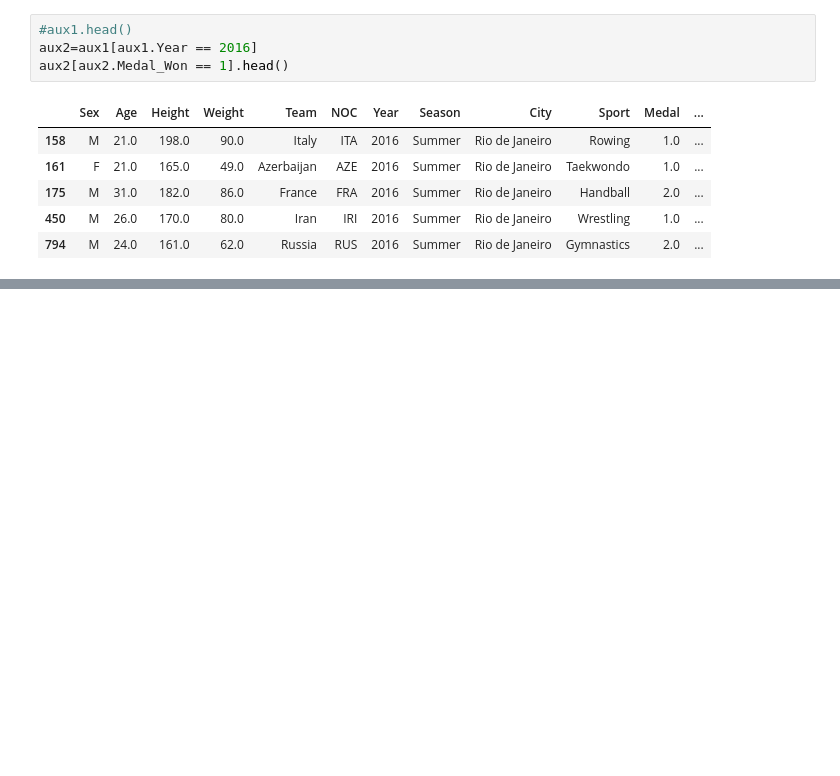
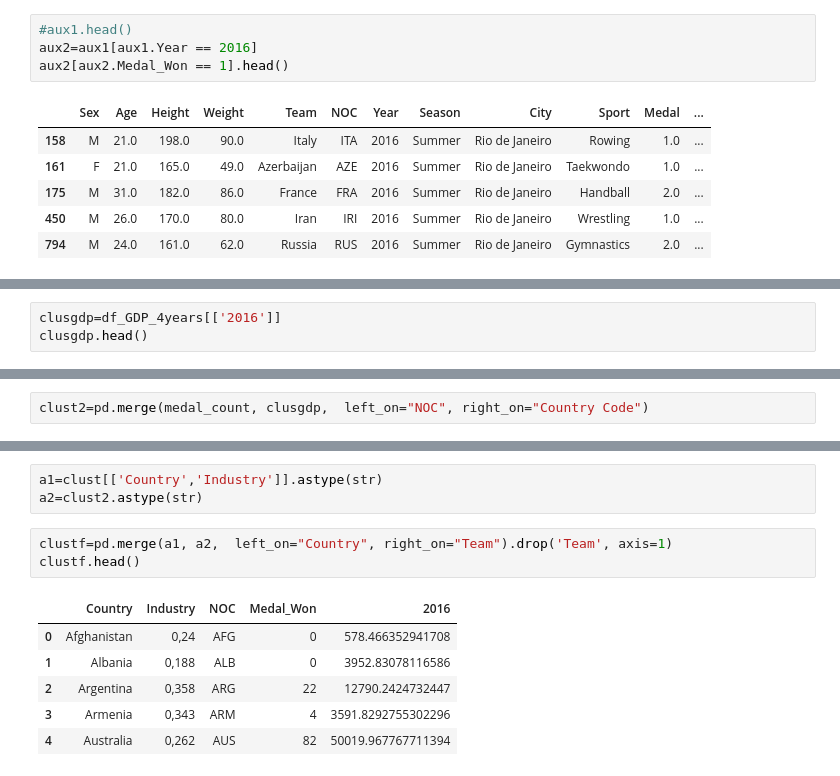
Before and after one commit to ErickaBermudez/ds-olympics, a Jupyter notebook: final.ipynb, the cells around one changed output, grey strips where cells are left out. Cells and saved outputs as stored; diff of their text form; blank space fills up the shorter version.

```diff
--- a/final.ipynb
+++ b/final.ipynb
@@ -436,0 +426,3 @@ aux1.head()
+# %%
+clusgdp=df_GDP_4years[['2016']]
+clusgdp.head()
@@ -436,0 +437,2 @@ aux1.head()
+# %%
+clust2=pd.merge(medal_count, clusgdp,  left_on="NOC", right_on="Country Code")
@@ -436,0 +448,13 @@ aux1.head()
+# %%
+a1=clust[['Country','Industry']].astype(str)
+a2=clust2.astype(str)
+# %%
+clustf=pd.merge(a1, a2,  left_on="Country", right_on="Team").drop('Team', axis=1)
+clustf.head()
+# %% [output]
+|  | Country | Industry | NOC | Medal_Won | 2016 |
+| 0 | Afghanistan | 0,24 | AFG | 0 | 578.466352941708 |
+| 1 | Albania | 0,188 | ALB | 0 | 3952.83078116586 |
+| 2 | Argentina | 0,358 | ARG | 22 | 12790.2424732447 |
+| 3 | Armenia | 0,343 | ARM | 4 | 3591.8292755302296 |
+| 4 | Australia | 0,262 | AUS | 82 | 50019.967767711394 |
```
Also changed, not shown: parts of 8 cells of this notebook.
